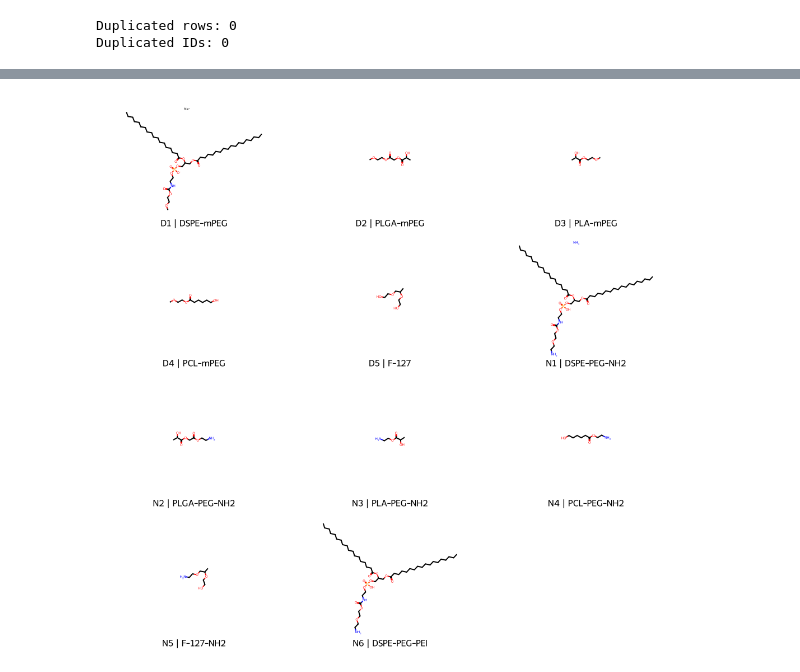
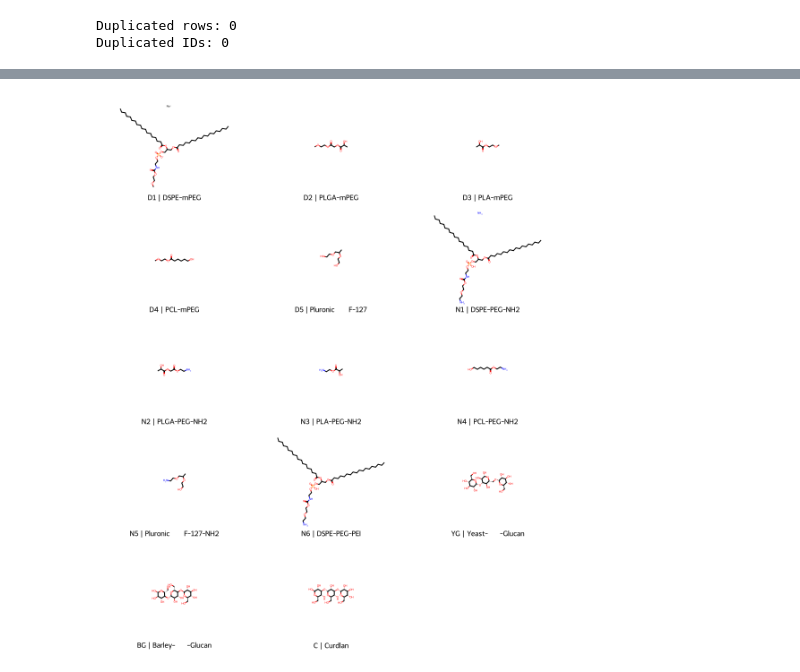
Before and after one commit to ChiaHsienHung/Nanoparticle-AI-Optimization, a Jupyter notebook: notebooks/01_data_exploration.ipynb, the cells around one changed output, grey strips where cells are left out. Cells and saved outputs as stored; diff of their text form; code cells hidden in the pictures.

```diff
--- a/notebooks/01_data_exploration.ipynb
+++ b/notebooks/01_data_exploration.ipynb
@@ -162,18 +159,13 @@ This section examines the carrier reference table and validates the SMILES strin
 from rdkit import Chem
 from rdkit.Chem import Draw
 # %%
-CARRIER_PATH = Path("../data/raw/DrugCarriers Profile.csv")
-
-print("Carrier profile path:", CARRIER_PATH)
-print("File exists:", CARRIER_PATH.exists())
-
-if not CARRIER_PATH.exists():
-    raise FileNotFoundError(f"Carrier profile not found: {CARRIER_PATH}")
-
-carrier_df = pd.read_csv(CARRIER_PATH)
-
-print("\nCarrier profile loaded successfully.")
-print("Shape:", carrier_df.shape)
-
-carrier_df.head()
+profile_raw = pd.read_excel(DATA_PATH, sheet_name="Drug Carriers Profile", header=None)
+# The original worksheet uses columns B–E, with spacer and section-heading rows.
+profile = profile_raw.iloc[:, 1:5].copy()
+profile.columns = ["Carrier_ID", "Chemical_Name", "Carrier_Name", "SMILES"]
+profile = profile[profile["Carrier_ID"].astype(str).str.fullmatch(r"D[1-5]|N[1-6]|YG|BG|C", na=False)].copy()
+profile["Group"] = profile["Carrier_ID"].map(lambda x: "Base carrier" if x.startswith("D") else ("Amine carrier" if x.startswith("N") else "β-glucan"))
+carrier_df = profile.reset_index(drop=True)
+print(carrier_df.groupby("Group").size())
+display(carrier_df)
 # %% [output]
@@ -268,19 +262,9 @@ Number of valid molecular structures: 11
 # %%
-# Visualize valid carrier structures
-
 molecules = valid_carriers["Molecule"].tolist()
-
-legends = (
-    valid_carriers["Carrier_ID"]
-    + " | "
-    + valid_carriers["Carrier_Name"]
-).tolist()
-
-Draw.MolsToGridImage(
-    molecules,
-    legends=legends,
-    molsPerRow=3,
-    subImgSize=(350, 250)
-)
+legends = (valid_carriers["Carrier_ID"] + " | " + valid_carriers["Carrier_Name"]).tolist()
+if molecules:
+    display(Draw.MolsToGridImage(molecules, legends=legends, molsPerRow=3, subImgSize=(350, 250)))
+else:
+    print("No valid SMILES to draw")
 # %% [output]
-[figure, old version]
+[figure, new version]
```
Also changed, not shown: parts of 19 cells of this notebook, 57 other files.
